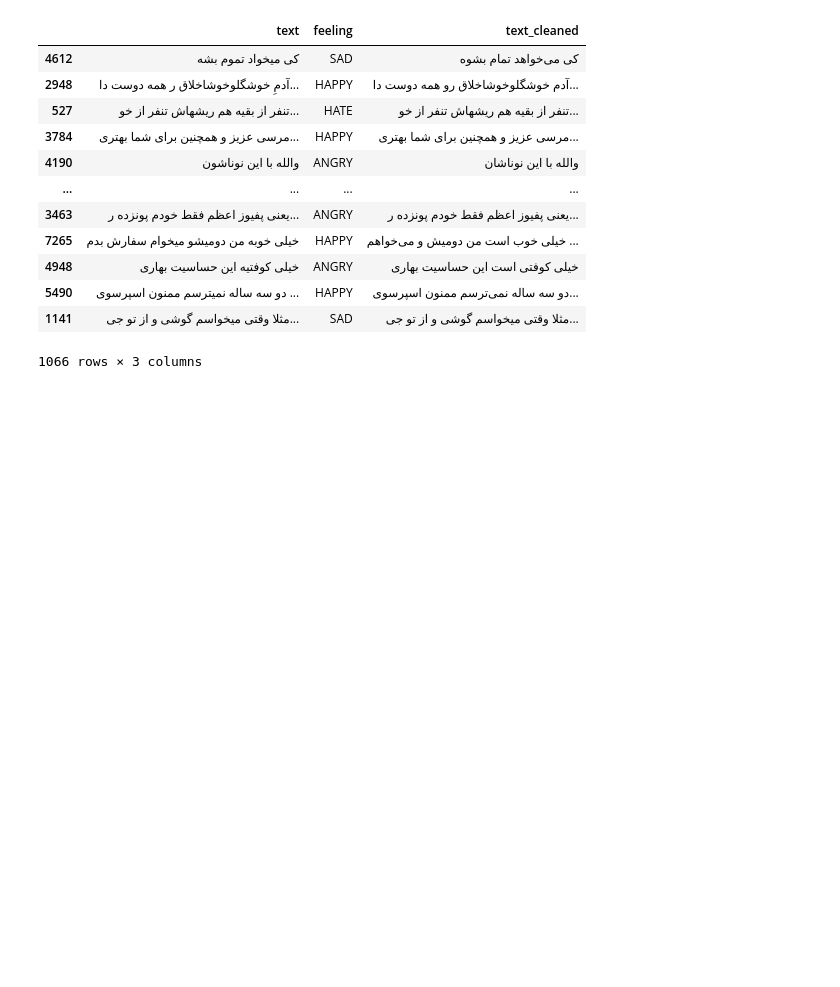
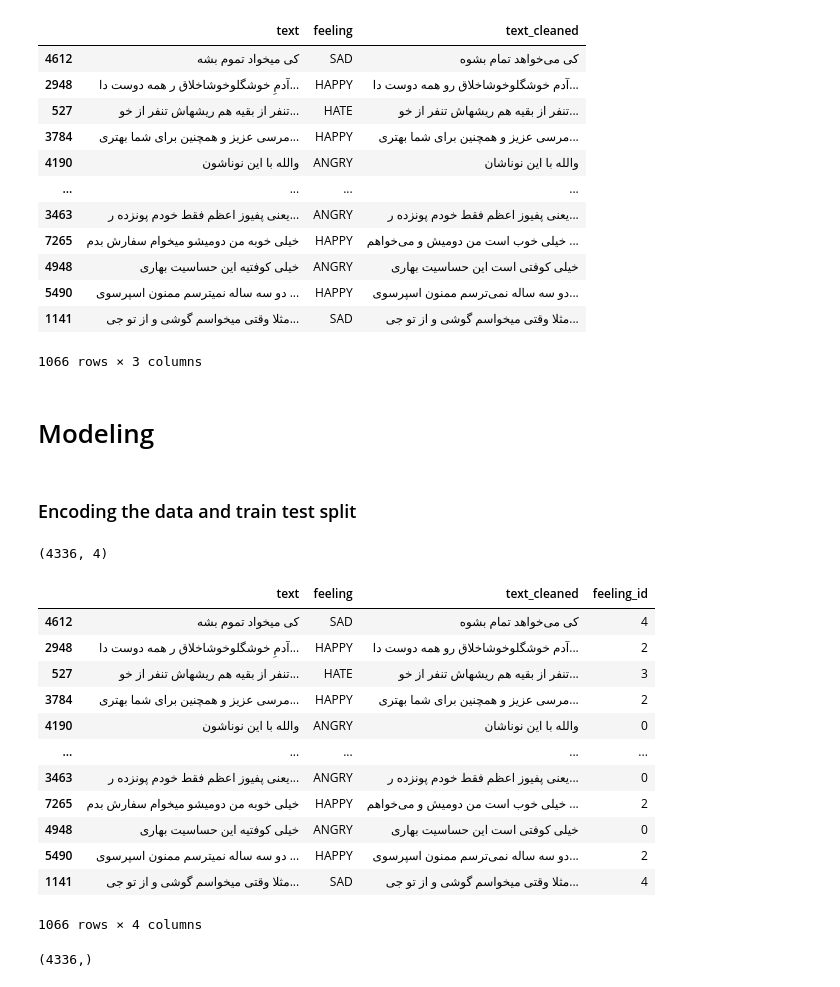
Before and after one commit to second-ali/AI-Final-Project-Ali_Haddadi, a Jupyter notebook: EmotionAnalysis/EmotionAnalysis.ipynb, the cells around one changed output. Cells and saved outputs as stored; diff of their text form; code cells hidden in the pictures; blank space fills up the shorter version.

Commit message:
Extracting the dominant feeling in each entry and then splitting the test and train data for EmotionAnalysis approach

```diff
--- a/EmotionAnalysis/EmotionAnalysis.ipynb
+++ b/EmotionAnalysis/EmotionAnalysis.ipynb
@@ -325,3 +325,33 @@ test_data
 | 5490 | دو سه ساله نمیترسم ممنون اسپرسوی ... | HAPPY | دو سه ساله نمی‌ترسم ممنون اسپرسوی... |
 | 1141 | مثلا وقتی میخواسم گوشی و از تو جی... | SAD | مثلا وقتی میخواسم گوشی و از تو جی... |
 1066 rows × 3 columns
+# %% [markdown]
+# Modeling  <a class="anchor" id="m"></a>
+# %% [markdown]
+### Encoding the data and train test split <a class="anchor" id="m-ed"></a>
+# %%
+sent_to_id = {"ANGRY":0, "FEAR":1, "HAPPY":2, "HATE":3, "SAD":4, "SURPRISE":5, "OTHER":6}
+# %%
+selected_columns = ['Anger', 'Fear', 'Happiness', 'Hatred', 'Sadness', 'Wonder', 'Other']
+selected_data = data[selected_columns]
+data['mean'] = selected_data.mean(axis=1)
+normalized_data = data[data['mean'] > 0.5]
+std_devs = np.std(selected_data, axis=1)
+def create_bitstring(row):
+    bitstring = ''.join(['1' if val >= 2 else '0' for val in row])
+    return bitstring
+
+normalized_data['bitstring'] = selected_data.apply(lambda row: create_bitstring(row), axis=1)
+# Get the maximum values for each row and the corresponding column names
+results = []
+for i in range(len(normalized_data["mean"])):
+    # Find the index of the maximum value in the row
+    max_index = selected_data.iloc[i].idxmax()
+    results.append(max_index)
+normalized_data['sentiment'] = results
+
+data["feeling_id"] = data['feeling'].map(sent_to_id)
+test_data["feeling_id"] = test_data['feeling'].map(sent_to_id)
+data.shape
+# %% [output]
+(4336, 4)
@@ -327,0 +389,17 @@ test_data
+# %%
+# data.to_csv("cleaned_dataset.csv")
+test_data
+# %% [output]
+|  | text | feeling | text_cleaned | feeling_id |
+| 4612 | کی میخواد تموم بشه | SAD | کی می‌خواهد تمام بشوه | 4 |
+| 2948 | آدمِ خوشگلوخوشاخلاق ر همه دوست دا... | HAPPY | آدم خوشگلوخوشاخلاق رو همه دوست دا... | 2 |
+| 527 | تنفر از بقیه هم ریشهاش تنفر از خو... | HATE | تنفر از بقیه هم ریشهاش تنفر از خو... | 3 |
+| 3784 | مرسی عزیز و همچنین برای شما بهتری... | HAPPY | مرسی عزیز و همچنین برای شما بهتری... | 2 |
+| 4190 | والله با این نوناشون | ANGRY | والله با این نوناشان | 0 |
+| ... | ... | ... | ... | ... |
+| 3463 | یعنی پفیوز اعظم فقط خودم پونزده ر... | ANGRY | یعنی پفیوز اعظم فقط خودم پونزده ر... | 0 |
+| 7265 | خیلی خوبه من دومیشو میخوام سفارش بدم | HAPPY | خیلی خوب است من دومیش و می‌خواهم ... | 2 |
+| 4948 | خیلی کوفتیه این حساسیت بهاری | ANGRY | خیلی کوفتی است این حساسیت بهاری | 0 |
+| 5490 | دو سه ساله نمیترسم ممنون اسپرسوی ... | HAPPY | دو سه ساله نمی‌ترسم ممنون اسپرسوی... | 2 |
+| 1141 | مثلا وقتی میخواسم گوشی و از تو جی... | SAD | مثلا وقتی میخواسم گوشی و از تو جی... | 4 |
+1066 rows × 4 columns
@@ -327,0 +424,8 @@ test_data
+# %%
+X_train = data.text_cleaned
+X_test = test_data.text_cleaned
+y_train = Y
+y_test = test_Y
+X_train.shape
+# %% [output]
+(4336,)
```
Also changed, not shown: parts of 3 cells of this notebook.
